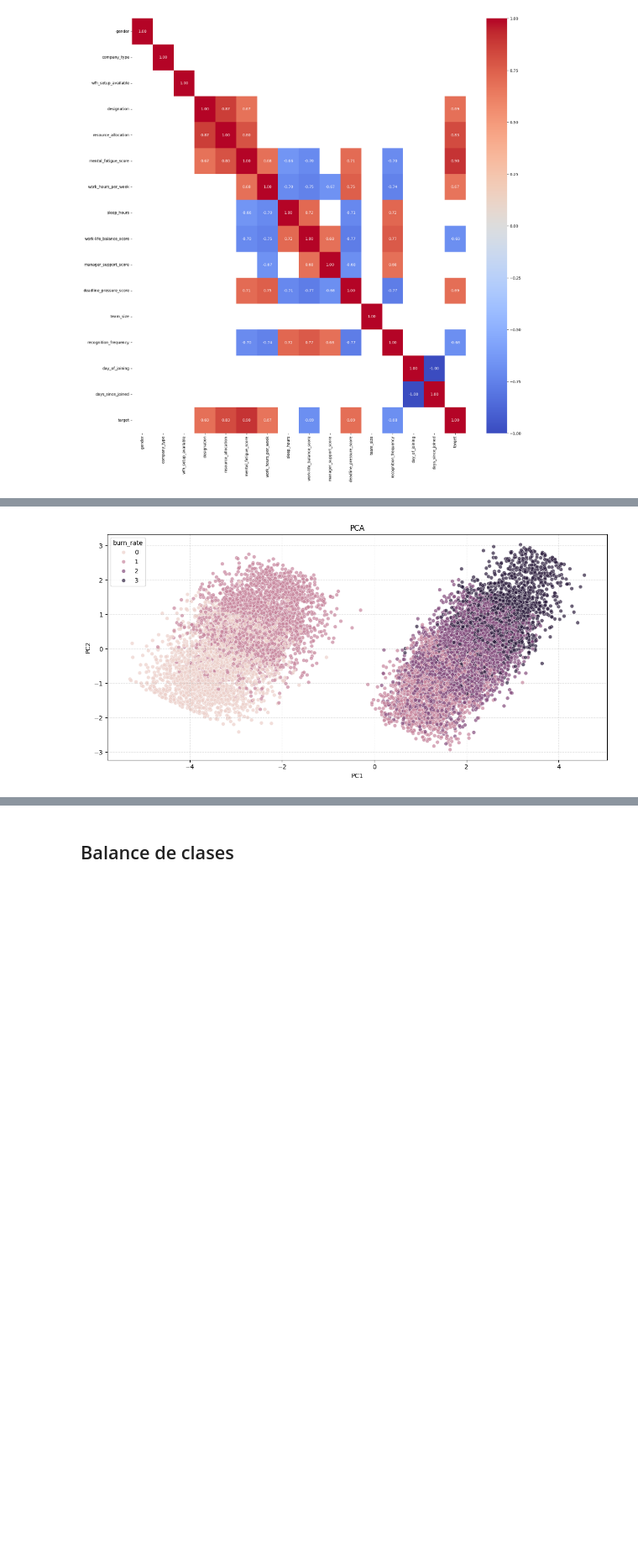
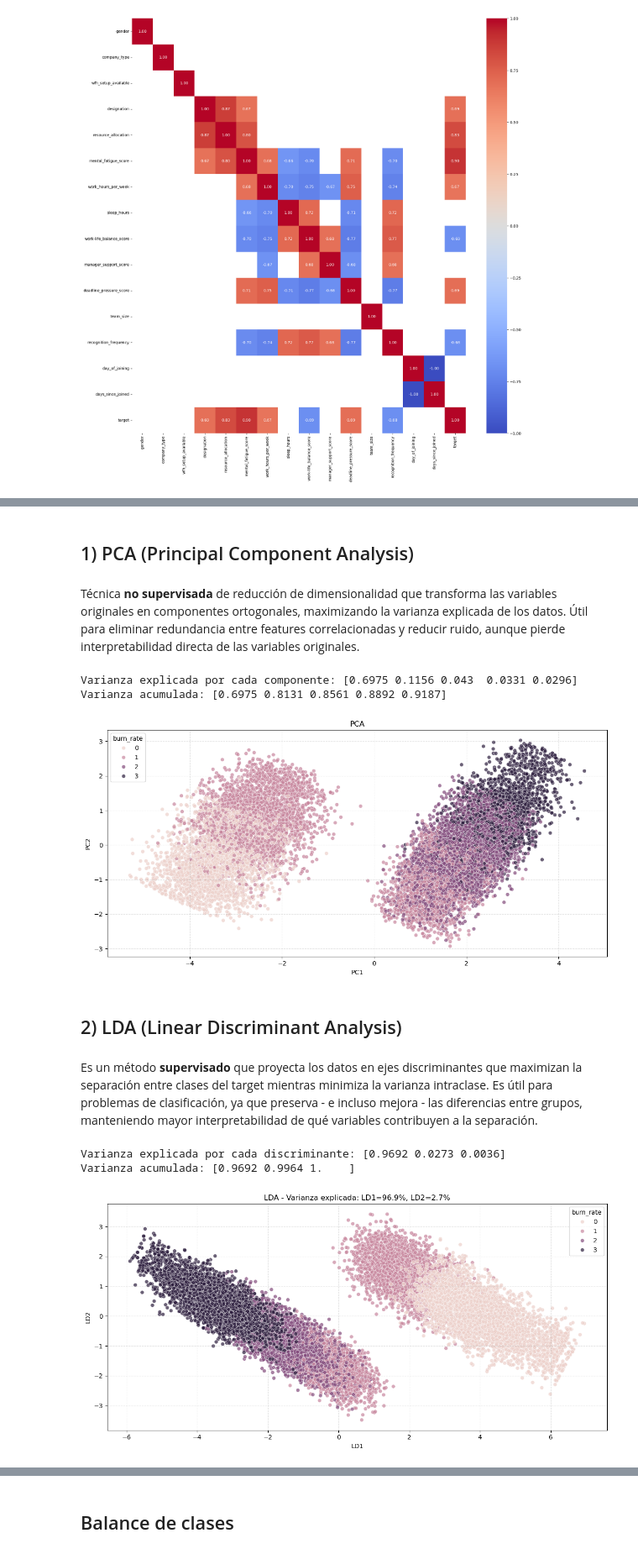
Before and after one commit to kpennington-esc/tp_2_add, a Jupyter notebook: tp_2_add.ipynb, the cells around one changed output, grey strips where cells are left out. Shown at 84% size. Cells and saved outputs as stored; diff of their text form; code cells hidden in the pictures; blank space fills up the shorter version.

```diff
--- a/tp_2_add.ipynb
+++ b/tp_2_add.ipynb
@@ -399,6 +401,13 @@ X_test = X_test_preproc.drop(columns=cols_to_drop, axis=1)
+# %% [markdown]
+## 1) PCA (Principal Component Analysis)
+# %% [markdown]
+Técnica **no supervisada** de reducción de dimensionalidad que transforma las variables originales en componentes ortogonales, maximizando la varianza explicada de los datos. Útil para eliminar redundancia entre features correlacionadas y reducir ruido, aunque pierde interpretabilidad directa de las variables originales.
 # %%
 pca = PCA(n_components=5)
 components = pca.fit_transform(X_train)
+# Análisis de varianza
+print("Varianza explicada por cada componente:", pca.explained_variance_ratio_.round(4))
+print("Varianza acumulada:", np.cumsum(pca.explained_variance_ratio_).round(4))
 df_components = pd.DataFrame(components, columns=['PC1', 'PC2','PC3', 'PC4', 'PC5'])
 df_components['burn_rate'] = y_train
 plt.figure(figsize=(12,6))
@@ -408,4 +417,41 @@ plt.grid(True, linestyle='--', alpha=0.3)
 plt.tight_layout()
 plt.show()
 # %% [output]
+Varianza explicada por cada componente: [0.6975 0.1156 0.043  0.0331 0.0296]
+Varianza acumulada: [0.6975 0.8131 0.8561 0.8892 0.9187]
 [figure]
+# %% [markdown]
+## 2) LDA (Linear Discriminant Analysis)
+# %% [markdown]
+Es un método **supervisado** que proyecta los datos en ejes discriminantes que maximizan la separación entre clases del target mientras minimiza la varianza intraclase. Es útil para problemas de clasificación, ya que preserva - e incluso mejora - las diferencias entre grupos, manteniendo mayor interpretabilidad de qué variables contribuyen a la separación.
+# %%
+from sklearn.discriminant_analysis import LinearDiscriminantAnalysis
+
+lda = LinearDiscriminantAnalysis(n_components=3)
+components = lda.fit_transform(X_train, y_train)
+print("Varianza explicada por cada discriminante:", lda.explained_variance_ratio_.round(4))
+print("Varianza acumulada:", np.cumsum(lda.explained_variance_ratio_).round(4))
+
+df_components = pd.DataFrame(
+    components,
+    columns=['LD1', 'LD2', 'LD3']
+)
+df_components['burn_rate'] = y_train
+plt.figure(figsize=(12, 6))
+sns.scatterplot(
+    data=df_components,
+    x='LD1',
+    y='LD2',
+    hue='burn_rate',
+    alpha=0.7)
+plt.title('LDA - Varianza explicada: LD1={:.1f}%, LD2={:.1f}%'.format(
+    100 * lda.explained_variance_ratio_[0],
+    100 * lda.explained_variance_ratio_[1]
+))
+plt.grid(True, linestyle='--', alpha=0.3)
+plt.tight_layout()
+plt.show()
+# %% [output]
+Varianza explicada por cada discriminante: [0.9692 0.0273 0.0036]
+Varianza acumulada: [0.9692 0.9964 1.    ]
+[figure, added]
```
Also changed, not shown: parts of 40 cells of this notebook.
